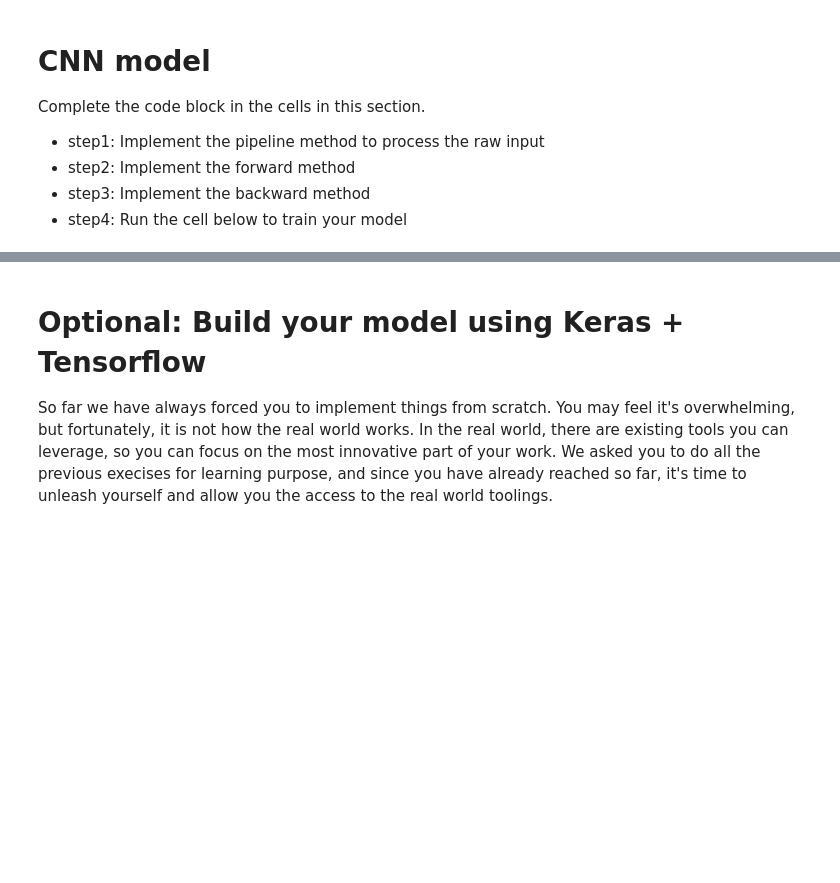
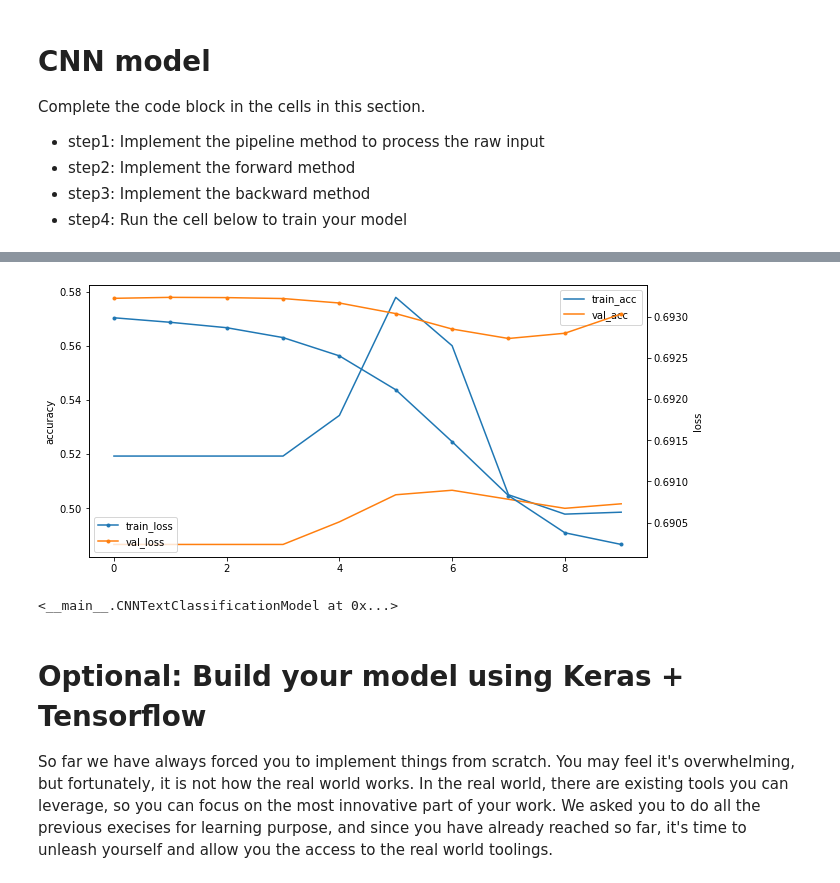
Before and after one commit to leonnnnnnnnnnnnn/NLP-HW-2021, a Jupyter notebook: HW02-CNN/hw02.ipynb, the cells around one changed output, grey strips where cells are left out. Drawn from its saved outputs; the diff is of its cells as text; code cells hidden in the pictures; blank space fills up the shorter version.

```diff
--- a/HW02-CNN/hw02.ipynb
+++ b/HW02-CNN/hw02.ipynb
@@ -114,0 +425,7 @@ Complete the code block in the cells in this section.
+# %%
+X_train = cls.pipeline(X_train)
+# %%
+X_dev = cls.pipeline(X_dev)
+# %%
+# batch_size = 1: SGD
+train_score = cls.train(X_train, y_train, X_dev, y_dev, nEpoch=10, raw_text=False, batch_size=1)
@@ -114,0 +446,2 @@ Complete the code block in the cells in this section.
+# %%
+train_score = pd.DataFrame(train_score, columns=['train_acc', 'val_acc', 'train_loss', 'val_loss'])
@@ -114,0 +450,13 @@ Complete the code block in the cells in this section.
+# %%
+fig, ax = plt.subplots(figsize=(10, 5))
+_ = train_score.iloc[:, :2].plot(ax=ax)
+ax2 = ax.twinx()
+_ = train_score.iloc[:, 2:].plot(ax=ax2, style='.-')
+_ = ax.set_ylabel('accuracy')
+_ = ax2.set_ylabel('loss')
+# %% [output]
+[figure, added]
+# %%
+cls
+# %% [output]
+<__main__.CNNTextClassificationModel at 0x...>
```
Also changed, not shown: parts of 39 cells of this notebook.
